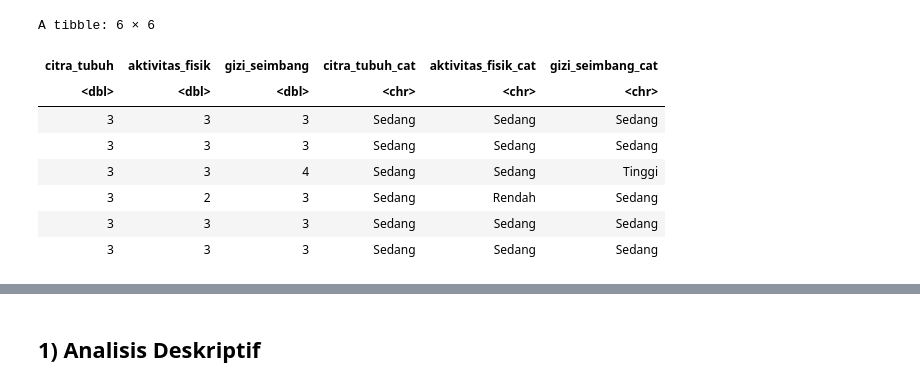
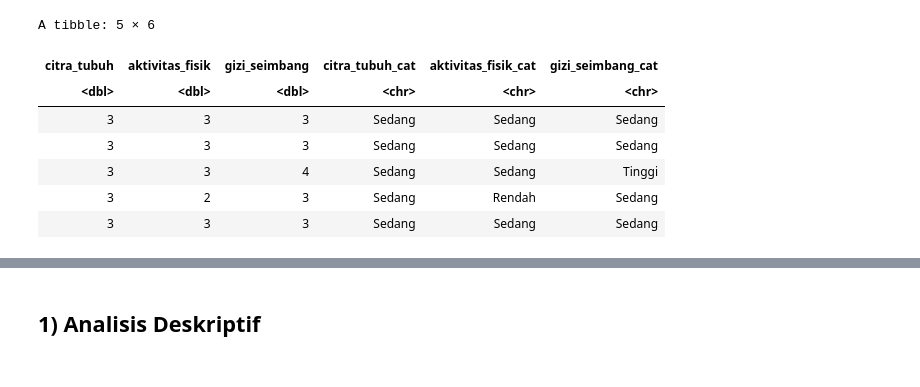
Before and after one commit to oktavianuu/the-curious-analyst, a Jupyter notebook: citra_tubuh/notebook/analysis.ipynb, the cells around one changed output, grey strips where cells are left out. Drawn from its saved outputs; the diff is of its cells as text; code cells hidden in the pictures.

```diff
--- a/citra_tubuh/notebook/analysis.ipynb
+++ b/citra_tubuh/notebook/analysis.ipynb
@@ -33,13 +35,12 @@ The following object is masked from ‘package:dplyr’:
 # %%
 df_male <- read_excel("../data/processed/male.xlsx")
-head(df_male)
+head(df_male,5)
 # %% [output]
-A tibble: 6 × 6
+A tibble: 5 × 6
 | citra_tubuh | aktivitas_fisik | gizi_seimbang | citra_tubuh_cat | aktivitas_fisik_cat | gizi_seimbang_cat |
 | <dbl> | <dbl> | <dbl> | <chr> | <chr> | <chr> |
 | 3 | 3 | 3 | Sedang | Sedang | Sedang |
 | 3 | 3 | 3 | Sedang | Sedang | Sedang |
 | 3 | 3 | 4 | Sedang | Sedang | Tinggi |
 | 3 | 2 | 3 | Sedang | Rendah | Sedang |
 | 3 | 3 | 3 | Sedang | Sedang | Sedang |
-| 3 | 3 | 3 | Sedang | Sedang | Sedang |
```
Also changed, not shown: parts of 9 cells of this notebook, 6 other files.
